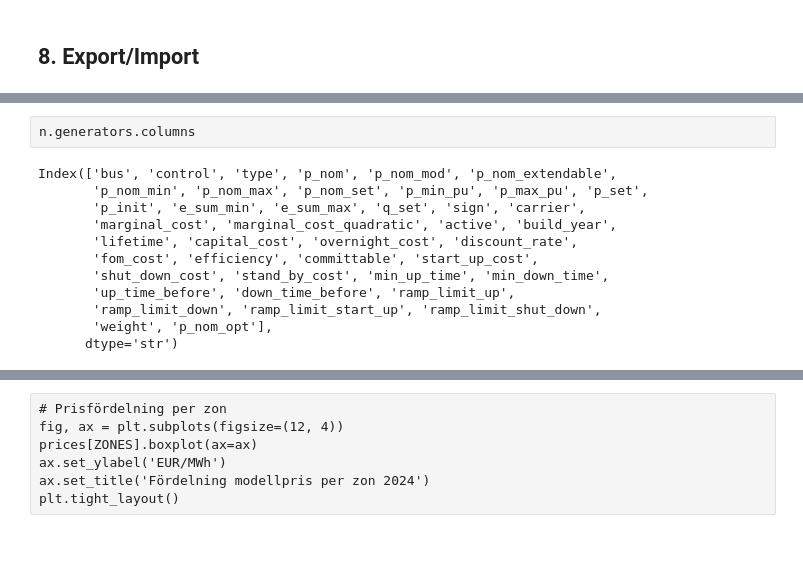
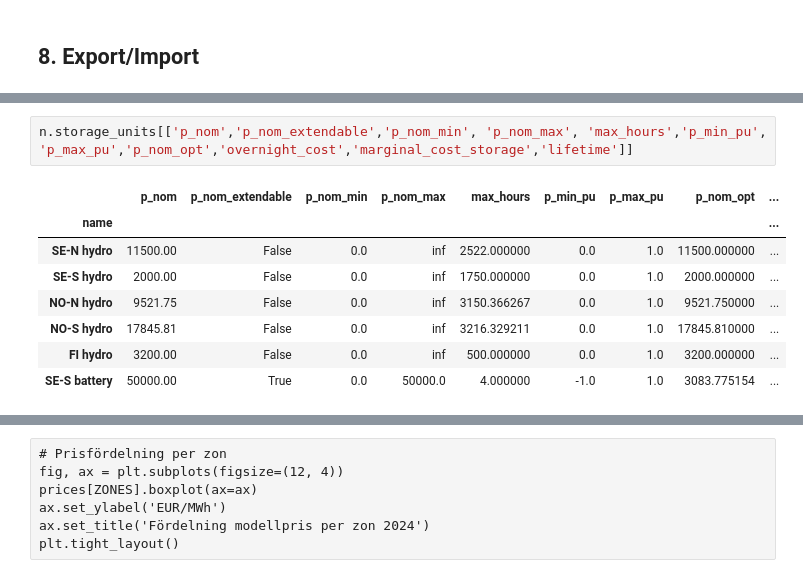
Before and after one commit to beow/NordPSA, a Jupyter notebook: notebooks/explore_results.ipynb, the cells around one changed output, grey strips where cells are left out. Drawn from its saved outputs; the diff is of its cells as text; blank space fills up the shorter version.

```diff
--- a/notebooks/explore_results.ipynb
+++ b/notebooks/explore_results.ipynb
@@ -577,16 +560,13 @@ n.generators[['p_nom','p_nom_extendable','p_nom_min', 'p_nom_max', 'p_min_pu', '
 | NO NL | 640.000000 | False | 0.0 | inf | -1.0 | 1.0 | 640.000000 | NaN | ... |
 | NO GB | 1449.000000 | False | 0.0 | inf | -1.0 | 1.0 | 1449.000000 | NaN | ... |
 # %%
-n.generators.columns
+n.storage_units[['p_nom','p_nom_extendable','p_nom_min', 'p_nom_max', 'max_hours','p_min_pu', 'p_max_pu','p_nom_opt','overnight_cost','marginal_cost_storage','lifetime']]
 # %% [output]
-Index(['bus', 'control', 'type', 'p_nom', 'p_nom_mod', 'p_nom_extendable',
-       'p_nom_min', 'p_nom_max', 'p_nom_set', 'p_min_pu', 'p_max_pu', 'p_set',
-       'p_init', 'e_sum_min', 'e_sum_max', 'q_set', 'sign', 'carrier',
-       'marginal_cost', 'marginal_cost_quadratic', 'active', 'build_year',
-       'lifetime', 'capital_cost', 'overnight_cost', 'discount_rate',
-       'fom_cost', 'efficiency', 'committable', 'start_up_cost',
-       'shut_down_cost', 'stand_by_cost', 'min_up_time', 'min_down_time',
-       'up_time_before', 'down_time_before', 'ramp_limit_up',
-       'ramp_limit_down', 'ramp_limit_start_up', 'ramp_limit_shut_down',
-       'weight', 'p_nom_opt'],
-      dtype='str')
+|  | p_nom | p_nom_extendable | p_nom_min | p_nom_max | max_hours | p_min_pu | p_max_pu | p_nom_opt | ... |
+| name |  |  |  |  |  |  |  |  | ... |
+| SE-N hydro | 11500.00 | False | 0.0 | inf | 2522.000000 | 0.0 | 1.0 | 11500.000000 | ... |
+| SE-S hydro | 2000.00 | False | 0.0 | inf | 1750.000000 | 0.0 | 1.0 | 2000.000000 | ... |
+| NO-N hydro | 9521.75 | False | 0.0 | inf | 3150.366267 | 0.0 | 1.0 | 9521.750000 | ... |
+| NO-S hydro | 17845.81 | False | 0.0 | inf | 3216.329211 | 0.0 | 1.0 | 17845.810000 | ... |
+| FI hydro | 3200.00 | False | 0.0 | inf | 500.000000 | 0.0 | 1.0 | 3200.000000 | ... |
+| SE-S battery | 50000.00 | True | 0.0 | 50000.0 | 4.000000 | -1.0 | 1.0 | 3083.775154 | ... |
```
Also changed, not shown: parts of 14 cells of this notebook.
